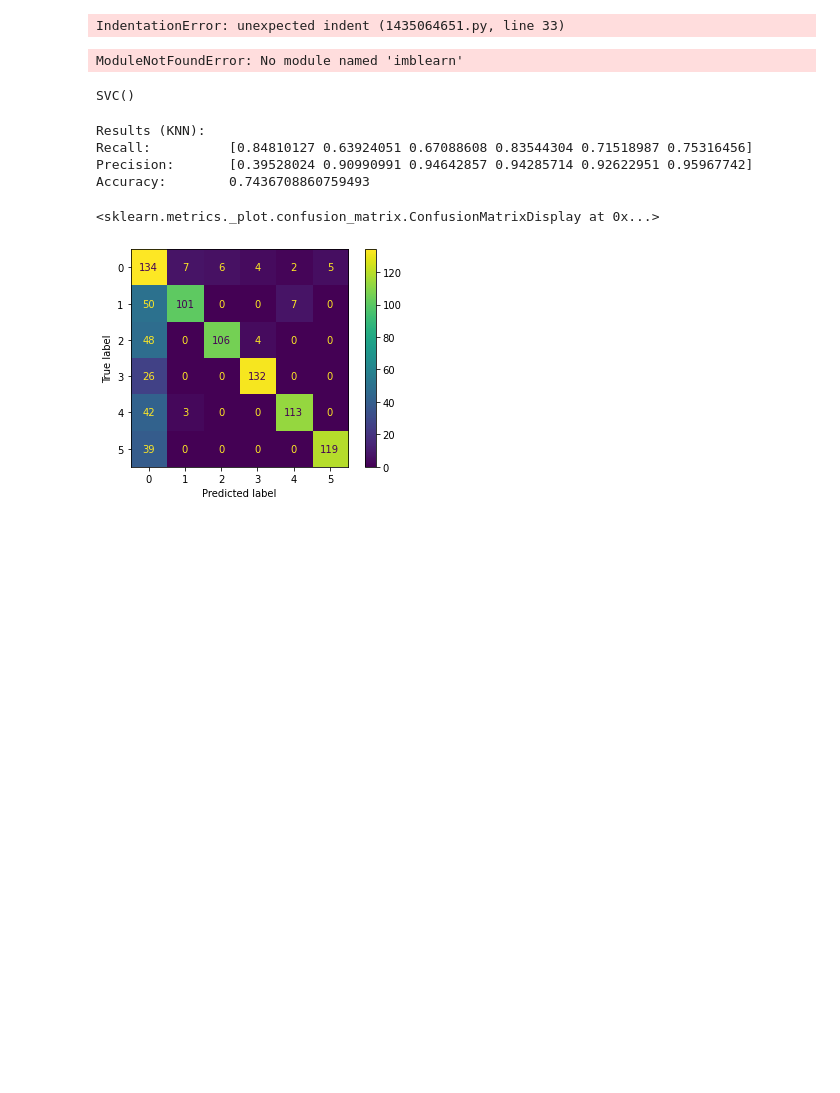
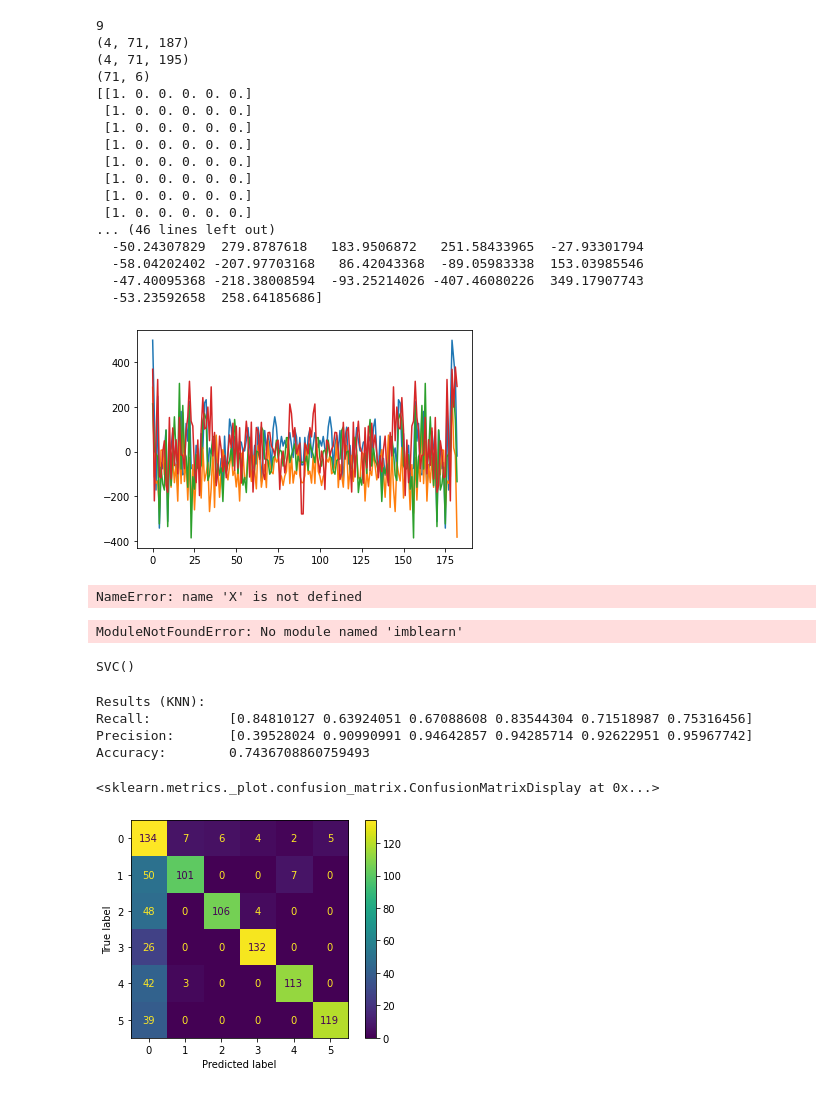
Before and after one commit to neurotech-uiuc/R-Cario, a Jupyter notebook: fouriertransform.ipynb, the cells around one changed output. Drawn from its saved outputs; the diff is of its cells as text; code cells hidden in the pictures; blank space fills up the shorter version.

Commit message:
worked on fourier

```diff
--- a/fouriertransform.ipynb
+++ b/fouriertransform.ipynb
@@ -101,6 +101,9 @@ def visualize_data(sdi):
 # for input in inputsToUse:
 #     visualize_data(input)
 # %%
+#added a fourier transform function
+#add features from the fourier transform
+
 def getMeanAbsDeviation(dchannel):
     return np.transpose(np.mean(np.abs(dchannel - np.mean(dchannel, axis=2, keepdims=True)), axis=2))
 
@@ -117,8 +120,15 @@ def getSpreadPercentile(dchannel, low, high):
     return getPercentile(dchannel, high) - getPercentile(dchannel, low)
 
 def getFourier(dchannel):
-    return np.fft.fft(dchannel)
+    fourier = np.zeros(shape=(dchannel.shape[0],dchannel.shape[1],dchannel.shape[2]))
+    for channel in range(dchannel.shape[0]):
+        for sample in range(dchannel.shape[1]):
+            thisFourier = np.fft.fft(dchannel[channel,sample])
+            for index in range(thisFourier.shape[0]):
+                fourier[channel,sample,index] = thisFourier[index]
 
+    fourier = fourier[:,:,4:191]
+    return fourier
 
 def getPeakCount(dchannel):
     ret = np.zeros((dchannel.shape[1], dchannel.shape[0]))
@@ -142,51 +152,92 @@ X10 = None
 Peaks = None
 y = None
 Fourier = None
+channelGroup = None
 ychan = None
+lGroup = None
 for i in inputsToUse:
     obs = dc.getObservations(rec_paths[i], label_paths[i], 1000, [0,1,2,3], label_types[i])
     y_channels_groups, ind_groups, t_groups, l_groups = obs
     if XMean is not None:
         XMean = np.concatenate((XMean, getMean(y_channels_groups)))
         XMeanDev = np.concatenate((XMeanDev, getMeanAbsDeviation(y_channels_groups)))
         X90 = np.concatenate((X90, getPercentile(y_channels_groups, 90)))
         X10 = np.concatenate((X10, getPercentile(y_channels_groups, 10)))
         Peaks = np.concatenate((Peaks, getPeakCount(y_channels_groups)))
         y = np.concatenate((y, l_groups))
     else:
         XMean = getMean(y_channels_groups)
         XMeanDev = getMeanAbsDeviation(y_channels_groups)
         X90 = getPercentile(y_channels_groups, 90)
         X10 = getPercentile(y_channels_groups, 10)
         Peaks = getPeakCount(y_channels_groups)
         Fourier = getFourier(y_channels_groups)
+        channelGroup = y_channels_groups
         ychan = y_channels_groups
+        lGroup = l_groups
         y = l_groups
 
-plt.plot(y_channels_groups[1][0])
+# plt.plot(y_channels_groups[1][0])
+
+print(i)
 
 obs = dc.getObservations(rec_paths[i], label_paths[i], 1000, [0,1,2,3], label_types[i])
 y_channels_groups, ind_groups, t_groups, l_groups = obs
 
 
 
+print(Fourier.shape)
+print(channelGroup.shape)
+print(lGroup.shape)
+print(lGroup[:20])
+
+print(Fourier[2][0])
+
+Fourier = Fourier[:,:,4:190]
+
+for i in range(4):
+    plt.plot(Fourier[i][16])
+
+for i in range(4):
+    plt.plot(Fourier[i][16])
+
+
 
 # featureList = [XMean, XMeanDev]
-featureList = [XMeanDev, XMean, Peaks]
-for feature in featureList:
-    if(X is None):
-        X = feature
-    else:
-        X = np.concatenate((X, feature), axis=1)
+# featureList = [XMeanDev, XMean, Peaks]
+# for feature in featureList:
+#     if(X is None):
+#         X = feature
+#     else:
+#         X = np.concatenate((X, feature), axis=1)
 
-print(X.shape, y.shape)
+# print(X.shape, y.shape)
 # %% [output]
-IndentationError: unexpected indent (1435064651.py, line 33)
+9
+(4, 71, 187)
+(4, 71, 195)
+(71, 6)
+[[1. 0. 0. 0. 0. 0.]
+ [1. 0. 0. 0. 0. 0.]
+ [1. 0. 0. 0. 0. 0.]
+ [1. 0. 0. 0. 0. 0.]
+ [1. 0. 0. 0. 0. 0.]
+ [1. 0. 0. 0. 0. 0.]
+ [1. 0. 0. 0. 0. 0.]
+ [1. 0. 0. 0. 0. 0.]
+... (46 lines left out)
+  -50.24307829  279.8787618   183.9506872   251.58433965  -27.93301794
+  -58.04202402 -207.97703168   86.42043368  -89.05983338  153.03985546
+  -47.40095368 -218.38008594  -93.25214026 -407.46080226  349.17907743
+  -53.23592658  258.64185686]
+[figure, added]
 # %%
 #test-train split
 from sklearn.model_selection import train_test_split
 
 X_res, X_test, y_res, y_test = train_test_split(X, y, test_size=0.4, random_state = 4)
+# %% [output]
+NameError: name 'X' is not defined
 # %%
 from imblearn.over_sampling import SMOTE
 
```
Also changed, not shown: 1 other file.
